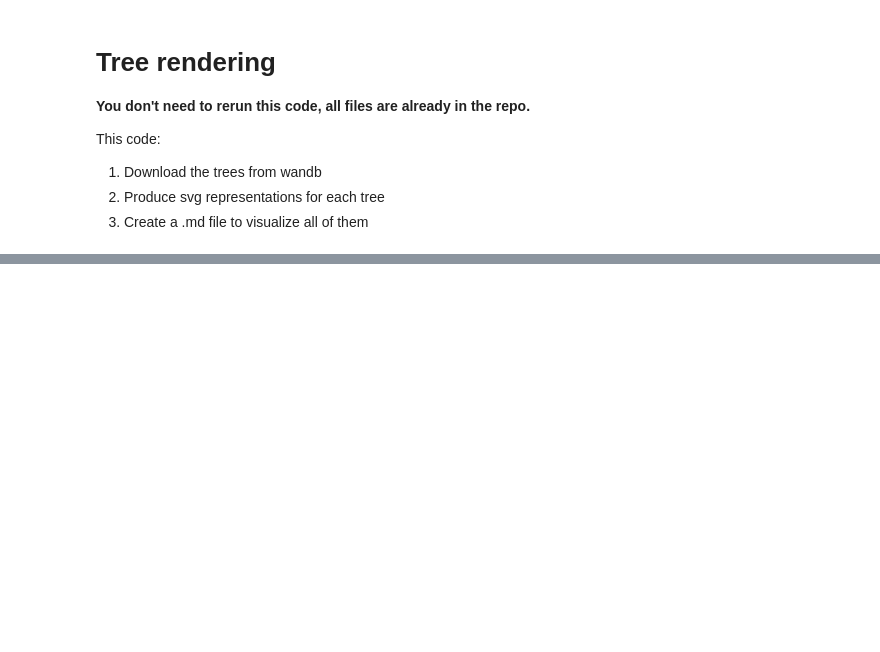
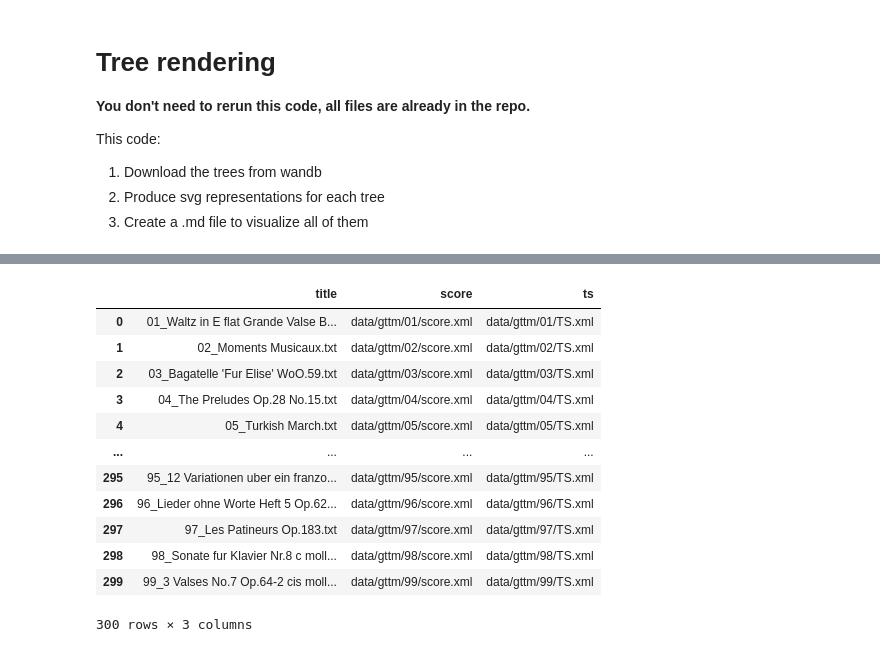
Before and after one commit to fosfrancesco/musicparser, a Jupyter notebook: data_analysis.ipynb, the cells around one changed output, grey strips where cells are left out. Cells and saved outputs as stored; diff of their text form; code cells hidden in the pictures; blank space fills up the shorter version.

Commit message:
start the data analysis for gttm

```diff
--- a/data_analysis.ipynb
+++ b/data_analysis.ipynb
@@ -262,0 +271,11 @@ with open(Path("results/rendered_JHT.md"), "w") as f:
+# %%
+data_df = get_data_df(str(Path("data/gttm")))
+
+# compute the pieces that are not failing
+working_pieces = []
+for index, (score_file, ts_xml_file) in enumerate(data_df[["score", "ts"]].values):
+    try:
+        get_note_features_and_dep_arcs(score_file, ts_xml_file)
+        working_pieces.append(index)
+    except:
+        continue
@@ -262,0 +292,22 @@ with open(Path("results/rendered_JHT.md"), "w") as f:
+# %%
+sweep = api.sweep("fosfrancesco/sweeps_TS/qhfg6jtp")
+# load the score and title for 296 pieces that are not failing
+data_df = get_data_df(str(Path("data/gttm")))
+titles = data_df["title"][working_pieces]
+scores = data_df["score"][working_pieces]
+len(sweep.runs)
+data_df
+# %% [output]
+|  | title | score | ts |
+| 0 | 01_Waltz in E flat Grande Valse B... | data/gttm/01/score.xml | data/gttm/01/TS.xml |
+| 1 | 02_Moments Musicaux.txt | data/gttm/02/score.xml | data/gttm/02/TS.xml |
+| 2 | 03_Bagatelle 'Fur Elise' WoO.59.txt | data/gttm/03/score.xml | data/gttm/03/TS.xml |
+| 3 | 04_The Preludes Op.28 No.15.txt | data/gttm/04/score.xml | data/gttm/04/TS.xml |
+| 4 | 05_Turkish March.txt | data/gttm/05/score.xml | data/gttm/05/TS.xml |
+| ... | ... | ... | ... |
+| 295 | 95_12 Variationen uber ein franzo... | data/gttm/95/score.xml | data/gttm/95/TS.xml |
+| 296 | 96_Lieder ohne Worte Heft 5 Op.62... | data/gttm/96/score.xml | data/gttm/96/TS.xml |
+| 297 | 97_Les Patineurs Op.183.txt | data/gttm/97/score.xml | data/gttm/97/TS.xml |
+| 298 | 98_Sonate fur Klavier Nr.8 c moll... | data/gttm/98/score.xml | data/gttm/98/TS.xml |
+| 299 | 99_3 Valses No.7 Op.64-2 cis moll... | data/gttm/99/score.xml | data/gttm/99/TS.xml |
+300 rows × 3 columns
```
Also changed, not shown: parts of 6 cells of this notebook, 1 other file.
